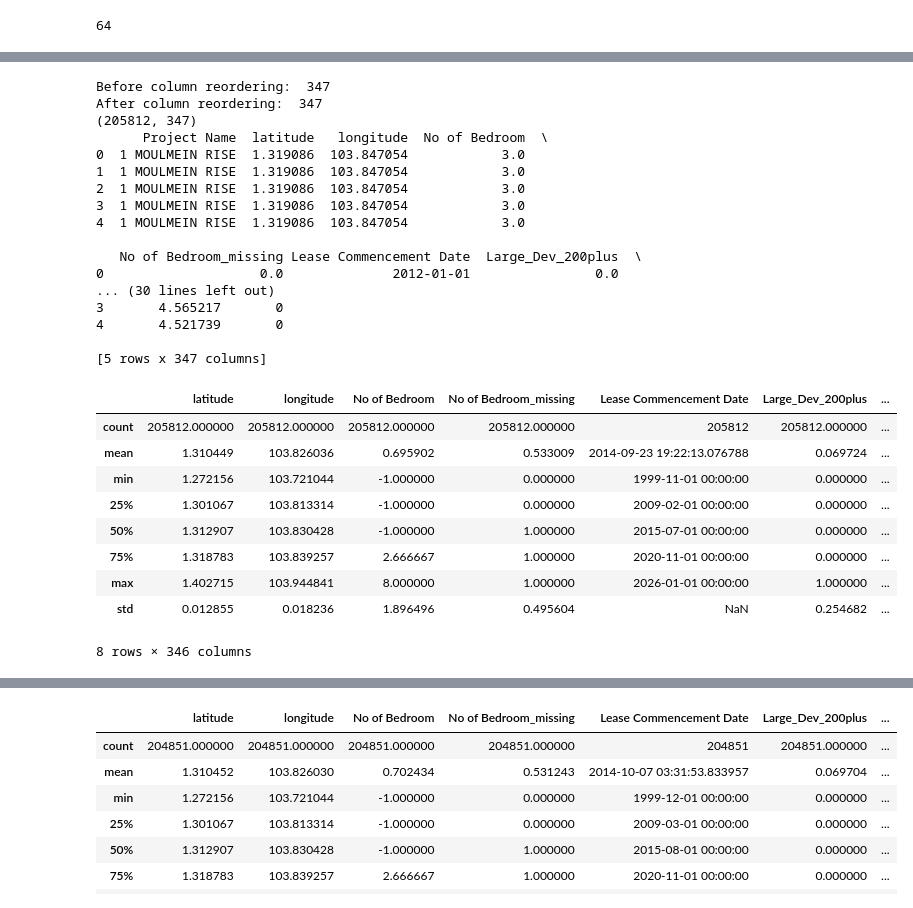
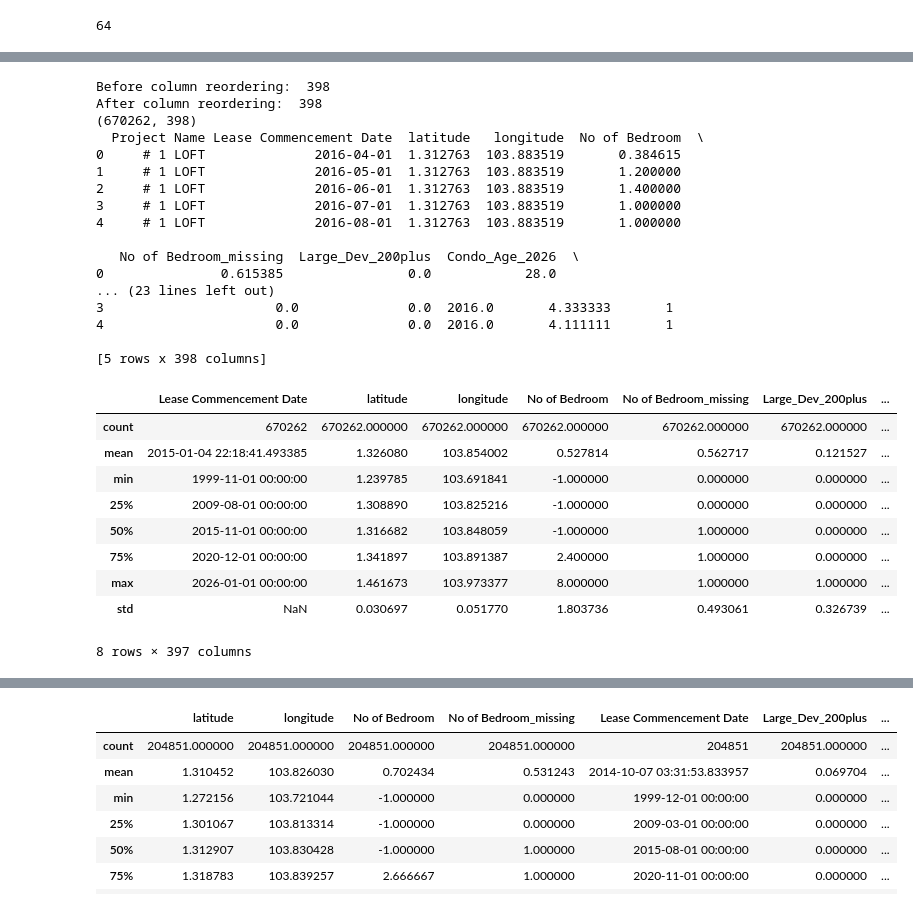
Before and after one commit to CeceliaSoh/PGIM-Graph, a Jupyter notebook: Preprocess.ipynb, the cells around one changed output, grey strips where cells are left out. Cells and saved outputs as stored; diff of their text form; code cells hidden in the pictures.

```diff
--- a/Preprocess.ipynb
+++ b/Preprocess.ipynb
@@ -4,5 +5,7 @@ import re
+# %%
+REGION = "full" # "full" or "ccr"
 # %%
-df = pd.read_csv(r"PGIM-Graph\dataset\URA_merged_full_v1.csv")
+df = pd.read_csv(r"dataset\URA_merged_full_v1.csv")
 print(df['Project Name'].nunique())
 print(len(df.columns.tolist()))
 for col in df.columns:
@@ -30,7 +33,7 @@ Project Name in Realis
 # %% [markdown]
 ## Central Core Region
 # %%
-dff = df[df["Postal District"].isin([1, 2, 9, 10, 11])]
+dff = df[df["Postal District"].isin([1, 2, 9, 10, 11])] if REGION == "ccr" else df
 dff.tail()
 # %% [output]
 |  | Project Name | onemap_address | latitude | longitude | Street Name | Postal District | Property Type | ... |
@@ -212,0 +218,13 @@ print("> 2023:", count_gt_2024)
+# %%
+# 1. Divide tenure by 10
+dff["tenure_remaining_years_div100"] = dff["tenure_remaining_years"] / 100
+
+# 2. Show describe statistics
+print(dff["tenure_remaining_years_div100"].describe())
+
+# 3. Clip values at 10 (i.e., max = 10)
+dff["tenure_remaining_years_div100"] = dff["tenure_remaining_years_div100"].clip(upper=10)
+
+# (Optional) check after clipping
+print(dff["tenure_remaining_years_div100"].describe())
+dff = dff.drop(columns=["tenure_remaining_years"])
@@ -495,35 +518,34 @@ dfge = reorder_col(dfge)
 print(dfge.shape)
 print(dfge.head())
 # %% [output]
-Before column reordering:  347
-After column reordering:  347
-(205812, 347)
-      Project Name  latitude   longitude  No of Bedroom  \
-0  1 MOULMEIN RISE  1.319086  103.847054            3.0
-1  1 MOULMEIN RISE  1.319086  103.847054            3.0
-2  1 MOULMEIN RISE  1.319086  103.847054            3.0
-3  1 MOULMEIN RISE  1.319086  103.847054            3.0
-4  1 MOULMEIN RISE  1.319086  103.847054            3.0
+Before column reordering:  398
+After column reordering:  398
+(670262, 398)
+  Project Name Lease Commencement Date  latitude   longitude  No of Bedroom  \
+0     # 1 LOFT              2016-04-01  1.312763  103.883519       0.384615
+1     # 1 LOFT              2016-05-01  1.312763  103.883519       1.200000
+2     # 1 LOFT              2016-06-01  1.312763  103.883519       1.400000
+3     # 1 LOFT              2016-07-01  1.312763  103.883519       1.000000
+4     # 1 LOFT              2016-08-01  1.312763  103.883519       1.000000
 
-   No of Bedroom_missing Lease Commencement Date  Large_Dev_200plus  \
-0                    0.0              2012-01-01                0.0
-... (30 lines left out)
-3       4.565217       0
-4       4.521739       0
+   No of Bedroom_missing  Large_Dev_200plus  Condo_Age_2026  \
+0               0.615385                0.0            28.0
+... (23 lines left out)
+3                      0.0              0.0  2016.0       4.333333       1
+4                      0.0              0.0  2016.0       4.111111       1
 
-[5 rows x 347 columns]
+[5 rows x 398 columns]
 # %%
-dfge.to_csv(r"PGIM-Graph\dataset\URA_merged_ccr_v3.0.csv")
-dfge.describe().to_csv(r"PGIM-Graph\dataset\URA_merged_ccr_v3.0_describe.csv")
+dfge.describe().to_csv(rf"dataset\URA_merged_{REGION}_v3.0_describe.csv")
 dfge.describe()
 # %% [output]
-|  | latitude | longitude | No of Bedroom | No of Bedroom_missing | Lease Commencement Date | Large_Dev_200plus | ... |
-| count | 205812.000000 | 205812.000000 | 205812.000000 | 205812.000000 | 205812 | 205812.000000 | ... |
-| mean | 1.310449 | 103.826036 | 0.695902 | 0.533009 | 2014-09-23 19:22:13.076788 | 0.069724 | ... |
-| min | 1.272156 | 103.721044 | -1.000000 | 0.000000 | 1999-11-01 00:00:00 | 0.000000 | ... |
-| 25% | 1.301067 | 103.813314 | -1.000000 | 0.000000 | 2009-02-01 00:00:00 | 0.000000 | ... |
-| 50% | 1.312907 | 103.830428 | -1.000000 | 1.000000 | 2015-07-01 00:00:00 | 0.000000 | ... |
-| 75% | 1.318783 | 103.839257 | 2.666667 | 1.000000 | 2020-11-01 00:00:00 | 0.000000 | ... |
-| max | 1.402715 | 103.944841 | 8.000000 | 1.000000 | 2026-01-01 00:00:00 | 1.000000 | ... |
-| std | 0.012855 | 0.018236 | 1.896496 | 0.495604 | NaN | 0.254682 | ... |
+|  | Lease Commencement Date | latitude | longitude | No of Bedroom | No of Bedroom_missing | Large_Dev_200plus | ... |
+| count | 670262 | 670262.000000 | 670262.000000 | 670262.000000 | 670262.000000 | 670262.000000 | ... |
+| mean | 2015-01-04 22:18:41.493385 | 1.326080 | 103.854002 | 0.527814 | 0.562717 | 0.121527 | ... |
+| min | 1999-11-01 00:00:00 | 1.239785 | 103.691841 | -1.000000 | 0.000000 | 0.000000 | ... |
+| 25% | 2009-08-01 00:00:00 | 1.308890 | 103.825216 | -1.000000 | 0.000000 | 0.000000 | ... |
+| 50% | 2015-11-01 00:00:00 | 1.316682 | 103.848059 | -1.000000 | 1.000000 | 0.000000 | ... |
+| 75% | 2020-12-01 00:00:00 | 1.341897 | 103.891387 | 2.400000 | 1.000000 | 0.000000 | ... |
+| max | 2026-01-01 00:00:00 | 1.461673 | 103.973377 | 8.000000 | 1.000000 | 1.000000 | ... |
+| std | NaN | 0.030697 | 0.051770 | 1.803736 | 0.493061 | 0.326739 | ... |
-8 rows × 346 columns
+8 rows × 397 columns
```
Also changed, not shown: parts of 20 cells of this notebook.
